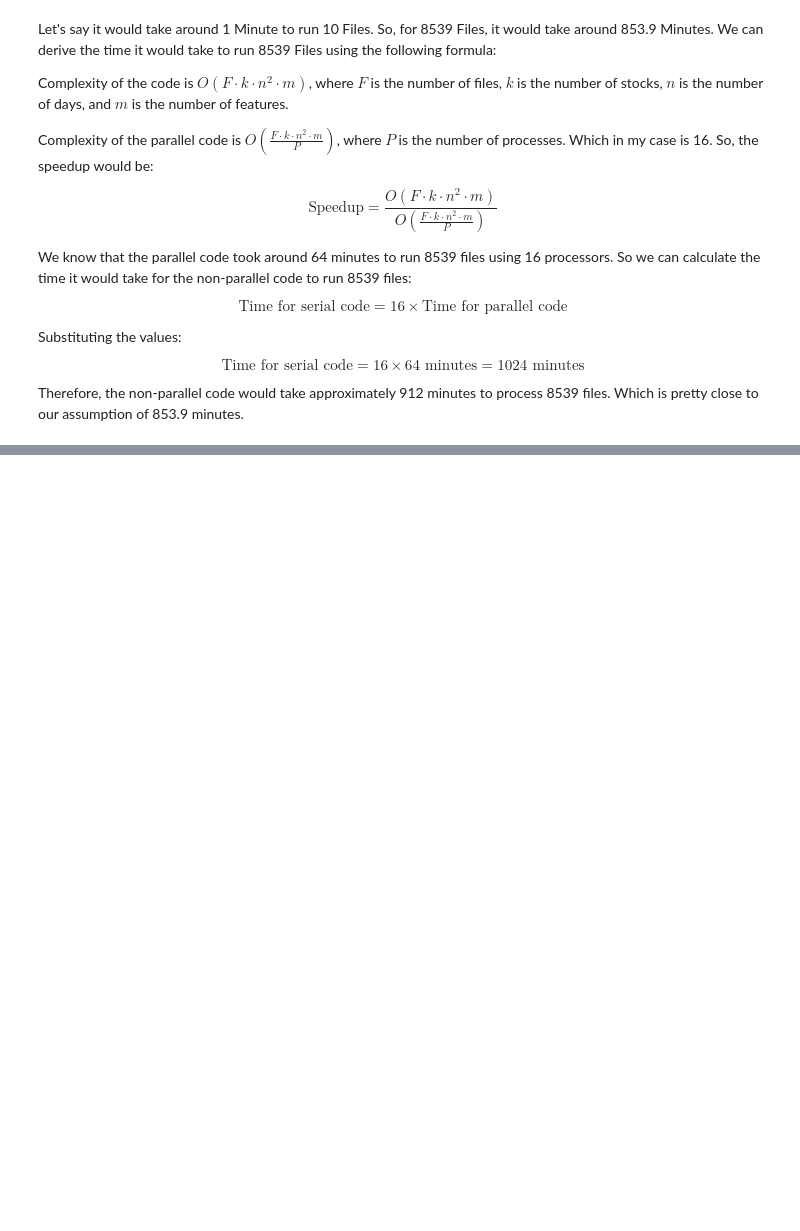
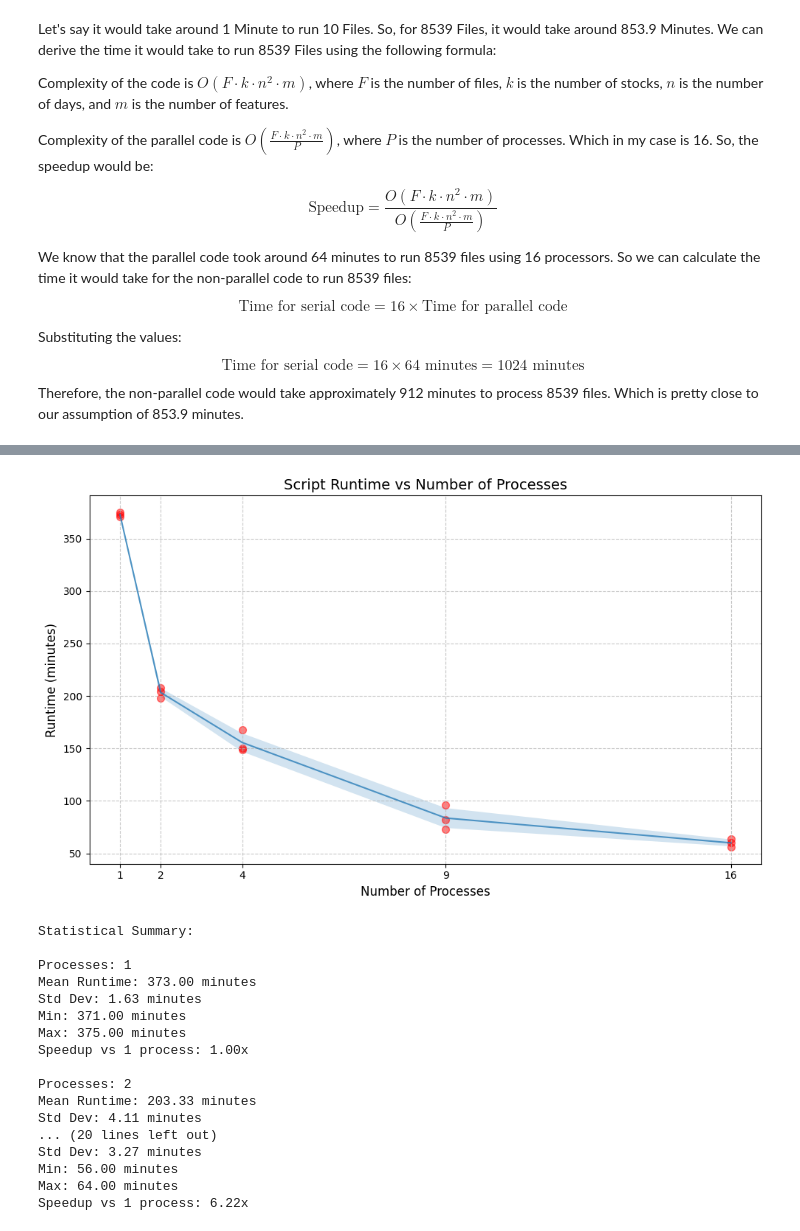
Before and after one commit to nicolarohner1337/cic_mc1, a Jupyter notebook: cic_mc1.ipynb, the cells around one changed output, grey strips where cells are left out. Drawn from its saved outputs; the diff is of its cells as text; code cells hidden in the pictures; blank space fills up the shorter version.

```diff
--- a/cic_mc1.ipynb
+++ b/cic_mc1.ipynb
@@ -264,0 +336,76 @@ Total files: 8539
+# %%
+import numpy as np
+import matplotlib.pyplot as plt
+
+
+# Data
+processes = np.array([1,2, 4, 9, 16])
+runtimes = np.array([
+    [373, 371, 375],  # 1 process
+    [208, 198, 204],  # 2 processes
+    [149, 168, 150],  # 4 processes
+    [96, 73, 82],     # 9 processes
+    [64, 56, 60]      # 16 processes
+])
+
+# Calculate means and standard deviations
+means = np.mean(runtimes, axis=1)
+std_devs = np.std(runtimes, axis=1)
+
+# Set style
+fig, ax = plt.subplots(figsize=(10, 6))
+
+# Create the line plot with error bars
+ax.errorbar(processes, means, alpha=.75, capsize=3, capthick=1)
+
+# Fill between standard deviation
+ax.fill_between(processes, means - std_devs, means + std_devs,
+                alpha=0.2)
+
+# Customize the plot
+ax.set_xlabel('Number of Processes', fontsize=12)
+ax.set_ylabel('Runtime (minutes)', fontsize=12)
+ax.set_title('Script Runtime vs Number of Processes', fontsize=14)
+ax.grid(True, linestyle='--', alpha=0.7)
+
+# Add actual data points
+for i, process in enumerate(processes):
+    ax.scatter([process] * len(runtimes[i]), runtimes[i],
+               alpha=0.5, color='red', s=50)
+
+# Set x-axis ticks to match process counts
+ax.set_xticks(processes)
+
+
+
+plt.tight_layout()
+plt.show()
+
+# Print statistical summary
+print("\nStatistical Summary:")
+for i, p in enumerate(processes):
+    print(f"\nProcesses: {p}")
+    print(f"Mean Runtime: {means[i]:.2f} minutes")
+    print(f"Std Dev: {std_devs[i]:.2f} minutes")
+    print(f"Min: {np.min(runtimes[i]):.2f} minutes")
+    print(f"Max: {np.max(runtimes[i]):.2f} minutes")
+    print(f"Speedup vs 1 process: {means[0]/means[i]:.2f}x")
+# %% [output]
+[figure, added]
+Statistical Summary:
+
+Processes: 1
+Mean Runtime: 373.00 minutes
+Std Dev: 1.63 minutes
+Min: 371.00 minutes
+Max: 375.00 minutes
+Speedup vs 1 process: 1.00x
+
+Processes: 2
+Mean Runtime: 203.33 minutes
+Std Dev: 4.11 minutes
+... (20 lines left out)
+Std Dev: 3.27 minutes
+Min: 56.00 minutes
+Max: 64.00 minutes
+Speedup vs 1 process: 6.22x
```
Also changed, not shown: parts of 4 cells of this notebook, 11 other files.
